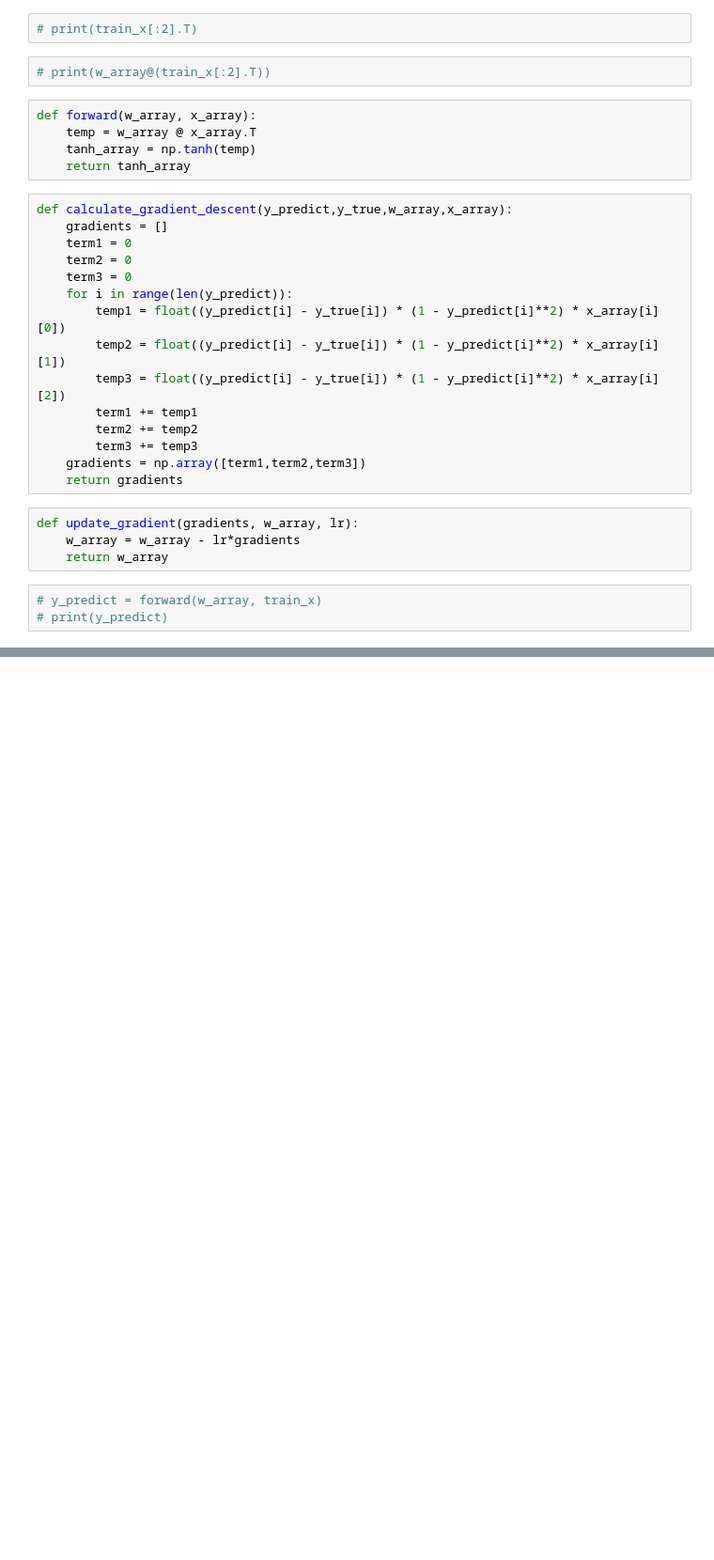
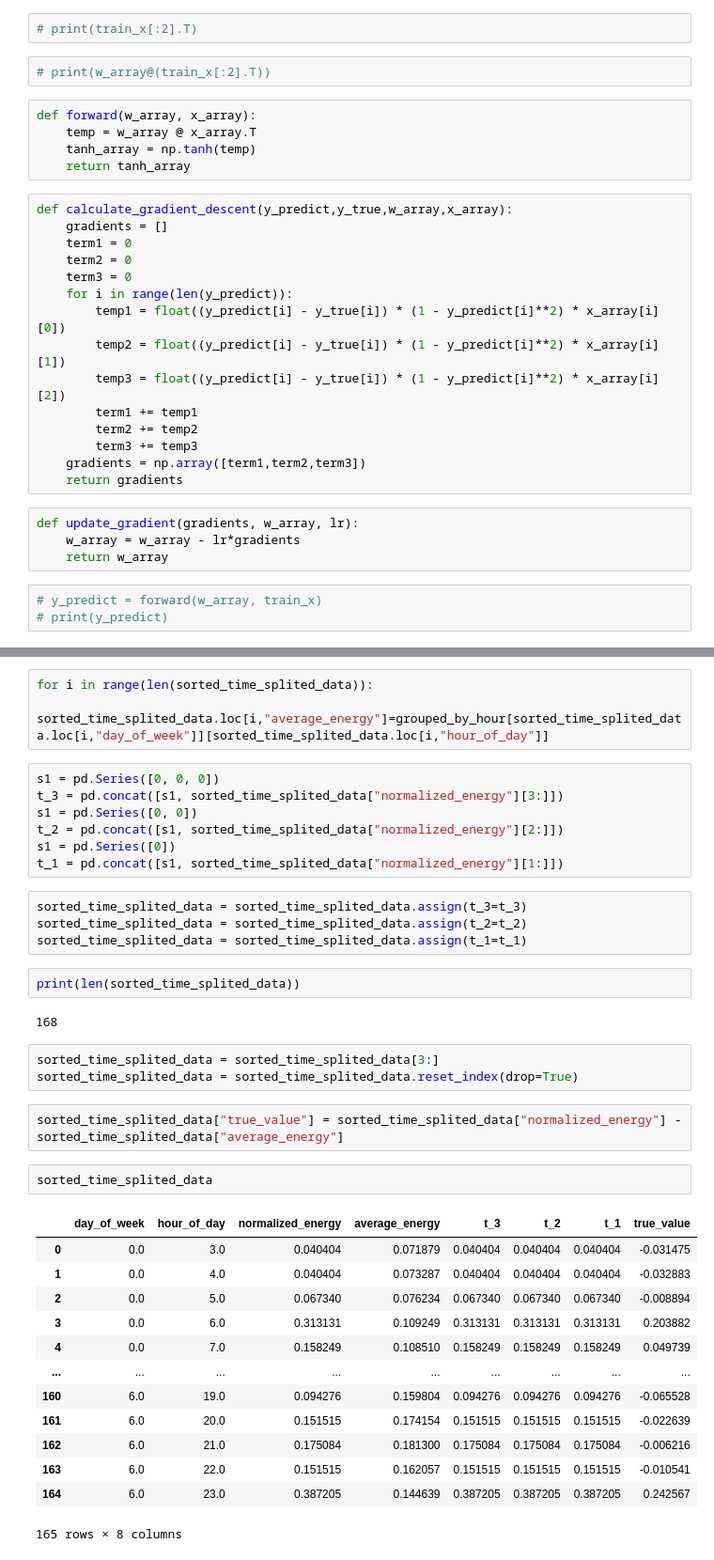
Before and after one commit to RichZhou1999/295_hw4_q4, a Jupyter notebook: Q4_self_implementation.ipynb, the cells around one changed output, grey strips where cells are left out. Shown at 94% size. Drawn from its saved outputs; the diff is of its cells as text; blank space fills up the shorter version.

```diff
--- a/Q4_self_implementation.ipynb
+++ b/Q4_self_implementation.ipynb
@@ -83,0 +193,39 @@ print(train_y - y_predict)
+# %%
+for i in range(len(sorted_time_splited_data)):
+    sorted_time_splited_data.loc[i,"average_energy"]=grouped_by_hour[sorted_time_splited_data.loc[i,"day_of_week"]][sorted_time_splited_data.loc[i,"hour_of_day"]]
+# %%
+s1 = pd.Series([0, 0, 0])
+t_3 = pd.concat([s1, sorted_time_splited_data["normalized_energy"][3:]])
+s1 = pd.Series([0, 0])
+t_2 = pd.concat([s1, sorted_time_splited_data["normalized_energy"][2:]])
+s1 = pd.Series([0])
+t_1 = pd.concat([s1, sorted_time_splited_data["normalized_energy"][1:]])
+# %%
+sorted_time_splited_data = sorted_time_splited_data.assign(t_3=t_3)
+sorted_time_splited_data = sorted_time_splited_data.assign(t_2=t_2)
+sorted_time_splited_data = sorted_time_splited_data.assign(t_1=t_1)
+# %%
+print(len(sorted_time_splited_data))
+# %% [output]
+168
+# %%
+sorted_time_splited_data = sorted_time_splited_data[3:]
+sorted_time_splited_data = sorted_time_splited_data.reset_index(drop=True)
+# %%
+sorted_time_splited_data["true_value"] = sorted_time_splited_data["normalized_energy"] - sorted_time_splited_data["average_energy"]
+# %%
+sorted_time_splited_data
+# %% [output]
+|  | day_of_week | hour_of_day | normalized_energy | average_energy | t_3 | t_2 | t_1 | true_value |
+| 0 | 0.0 | 3.0 | 0.040404 | 0.071879 | 0.040404 | 0.040404 | 0.040404 | -0.031475 |
+| 1 | 0.0 | 4.0 | 0.040404 | 0.073287 | 0.040404 | 0.040404 | 0.040404 | -0.032883 |
+| 2 | 0.0 | 5.0 | 0.067340 | 0.076234 | 0.067340 | 0.067340 | 0.067340 | -0.008894 |
+| 3 | 0.0 | 6.0 | 0.313131 | 0.109249 | 0.313131 | 0.313131 | 0.313131 | 0.203882 |
+| 4 | 0.0 | 7.0 | 0.158249 | 0.108510 | 0.158249 | 0.158249 | 0.158249 | 0.049739 |
+| ... | ... | ... | ... | ... | ... | ... | ... | ... |
+| 160 | 6.0 | 19.0 | 0.094276 | 0.159804 | 0.094276 | 0.094276 | 0.094276 | -0.065528 |
+| 161 | 6.0 | 20.0 | 0.151515 | 0.174154 | 0.151515 | 0.151515 | 0.151515 | -0.022639 |
+| 162 | 6.0 | 21.0 | 0.175084 | 0.181300 | 0.175084 | 0.175084 | 0.175084 | -0.006216 |
+| 163 | 6.0 | 22.0 | 0.151515 | 0.162057 | 0.151515 | 0.151515 | 0.151515 | -0.010541 |
+| 164 | 6.0 | 23.0 | 0.387205 | 0.144639 | 0.387205 | 0.387205 | 0.387205 | 0.242567 |
+165 rows × 8 columns
```
Also changed, not shown: parts of 19 cells of this notebook, 2 other files.
